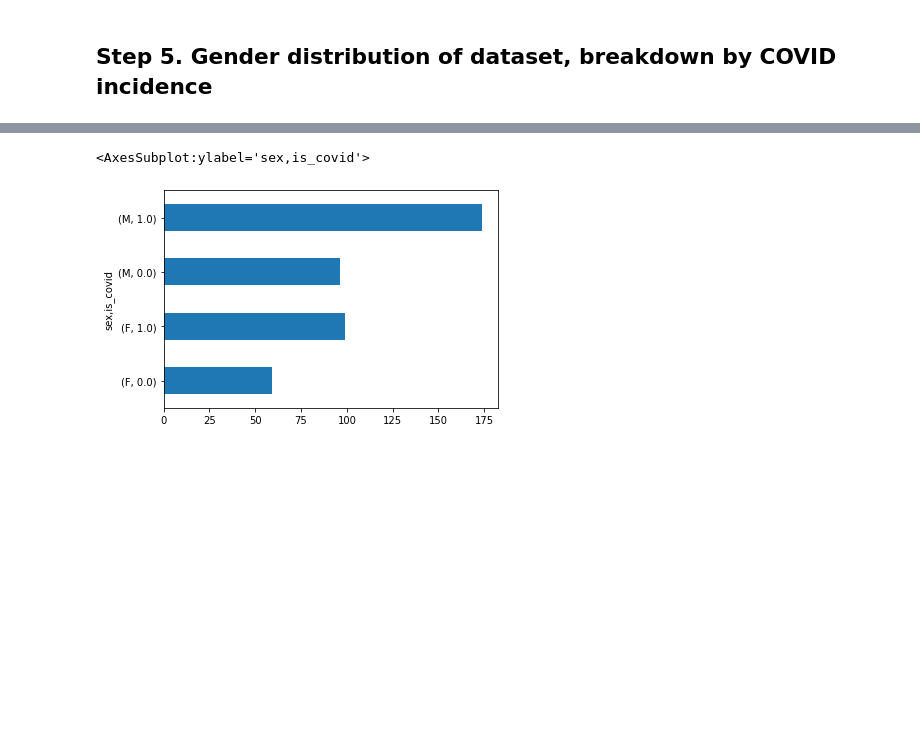
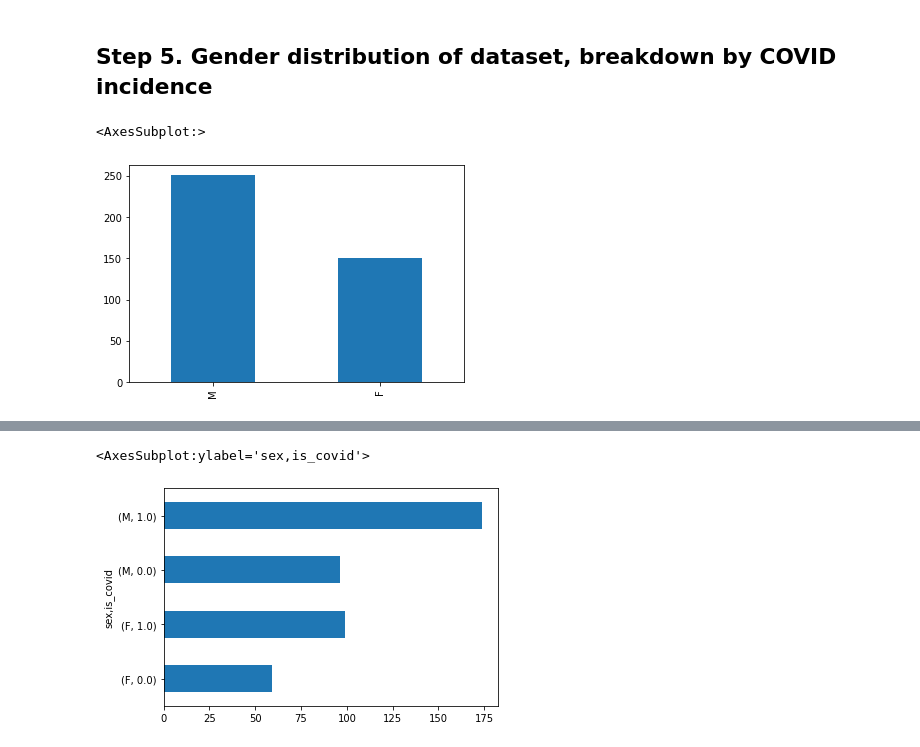
Before and after one commit to women-in-ai-ireland/October-2020-WaiLEARN-Detecting-COVID-19, a Jupyter notebook: Notebooks/Initial Exploratory Analysis - Open COVID Dataset.ipynb, the cells around one changed output, grey strips where cells are left out. Cells and saved outputs as stored; diff of their text form; code cells hidden in the pictures; blank space fills up the shorter version.

```diff
--- a/Notebooks/Initial Exploratory Analysis - Open COVID Dataset.ipynb
+++ b/Notebooks/Initial Exploratory Analysis - Open COVID Dataset.ipynb
@@ -102,2 +138,7 @@ unique_cases
 # %% [markdown]
 ## Step 5. Gender distribution of dataset, breakdown by COVID incidence
+# %%
+unique_cases['sex'].value_counts().plot(kind='bar')
+# %% [output]
+<AxesSubplot:>
+[figure, added]
```
Also changed, not shown: parts of 19 cells of this notebook.
